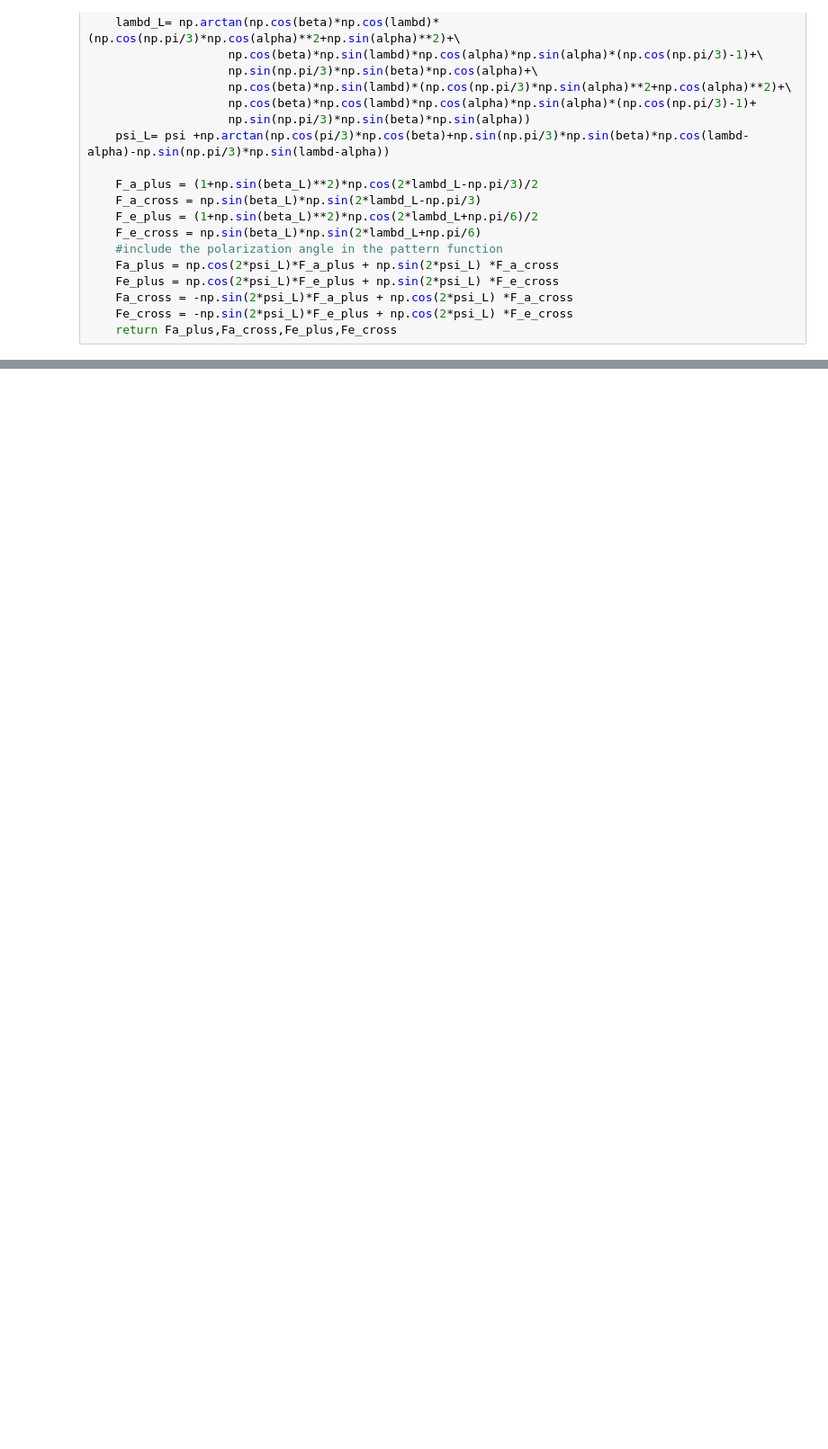
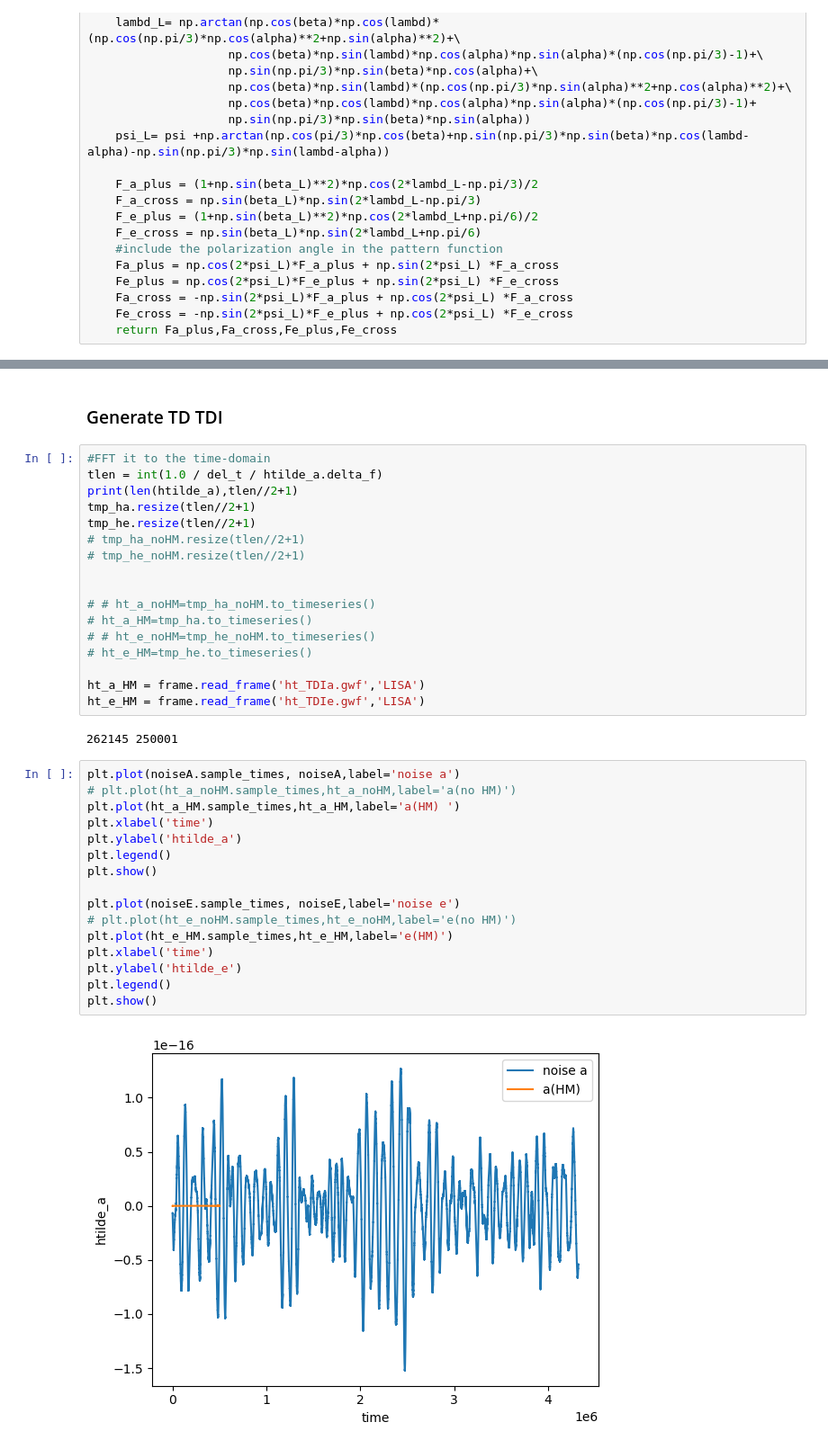
Before and after one commit to renjiewang888/LitePIG, a Jupyter notebook: parameter_estimation/testTDIestimation.ipynb, the cells around one changed output, grey strips where cells are left out. Shown at 90% size. Cells and saved outputs as stored; diff of their text form; blank space fills up the shorter version.

```diff
--- a/parameter_estimation/testTDIestimation.ipynb
+++ b/parameter_estimation/testTDIestimation.ipynb
@@ -718,0 +308,39 @@ delta_f,delta_t 2e-07 5.0
+# %% [markdown]
+### Generate TD TDI
+# %%
+#FFT it to the time-domain
+tlen = int(1.0 / del_t / htilde_a.delta_f)
+print(len(htilde_a),tlen//2+1)
+tmp_ha.resize(tlen//2+1)
+tmp_he.resize(tlen//2+1)
+# tmp_ha_noHM.resize(tlen//2+1)
+# tmp_he_noHM.resize(tlen//2+1)
+
+
+# # ht_a_noHM=tmp_ha_noHM.to_timeseries()
+# ht_a_HM=tmp_ha.to_timeseries()
+# # ht_e_noHM=tmp_he_noHM.to_timeseries()
+# ht_e_HM=tmp_he.to_timeseries()
+
+ht_a_HM = frame.read_frame('ht_TDIa.gwf','LISA')
+ht_e_HM = frame.read_frame('ht_TDIe.gwf','LISA')
+# %% [output]
+262145 250001
+# %%
+plt.plot(noiseA.sample_times, noiseA,label='noise a')
+# plt.plot(ht_a_noHM.sample_times,ht_a_noHM,label='a(no HM)')
+plt.plot(ht_a_HM.sample_times,ht_a_HM,label='a(HM) ')
+plt.xlabel('time')
+plt.ylabel('htilde_a')
+plt.legend()
+plt.show()
+
+plt.plot(noiseE.sample_times, noiseE,label='noise e')
+# plt.plot(ht_e_noHM.sample_times,ht_e_noHM,label='e(no HM)')
+plt.plot(ht_e_HM.sample_times,ht_e_HM,label='e(HM)')
+plt.xlabel('time')
+plt.ylabel('htilde_e')
+plt.legend()
+plt.show()
+# %% [output]
+[figure, added]
```
Also changed, not shown: parts of 66 cells of this notebook, 5 other files.
